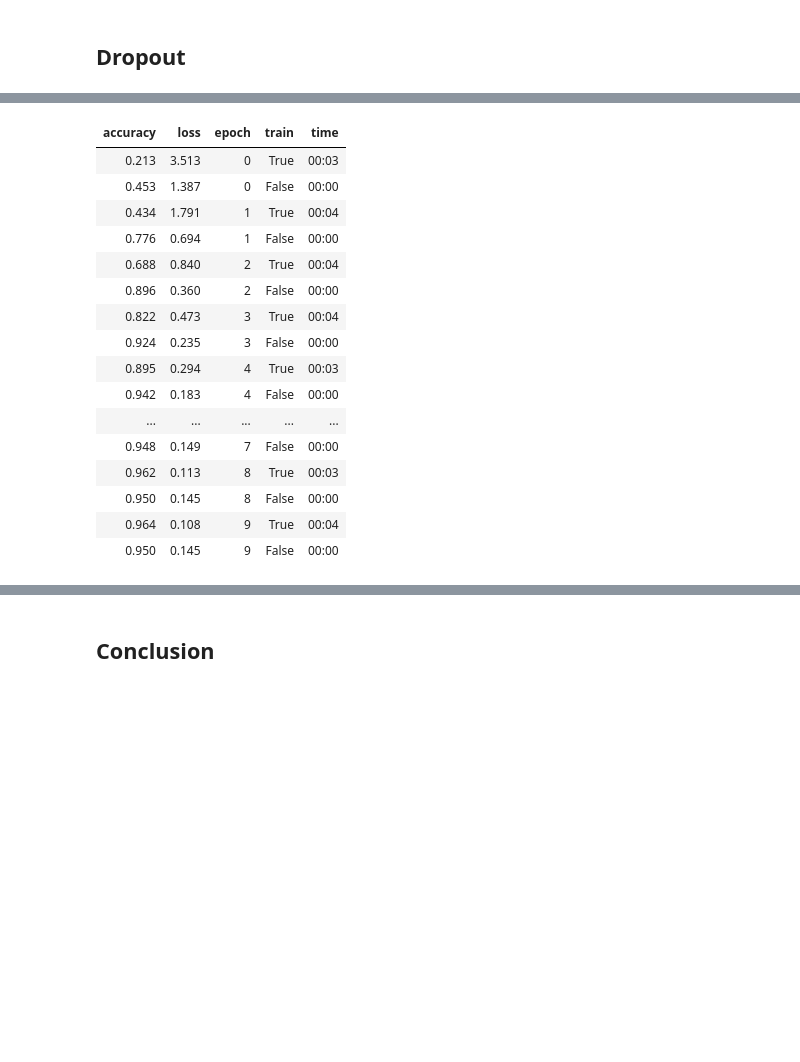
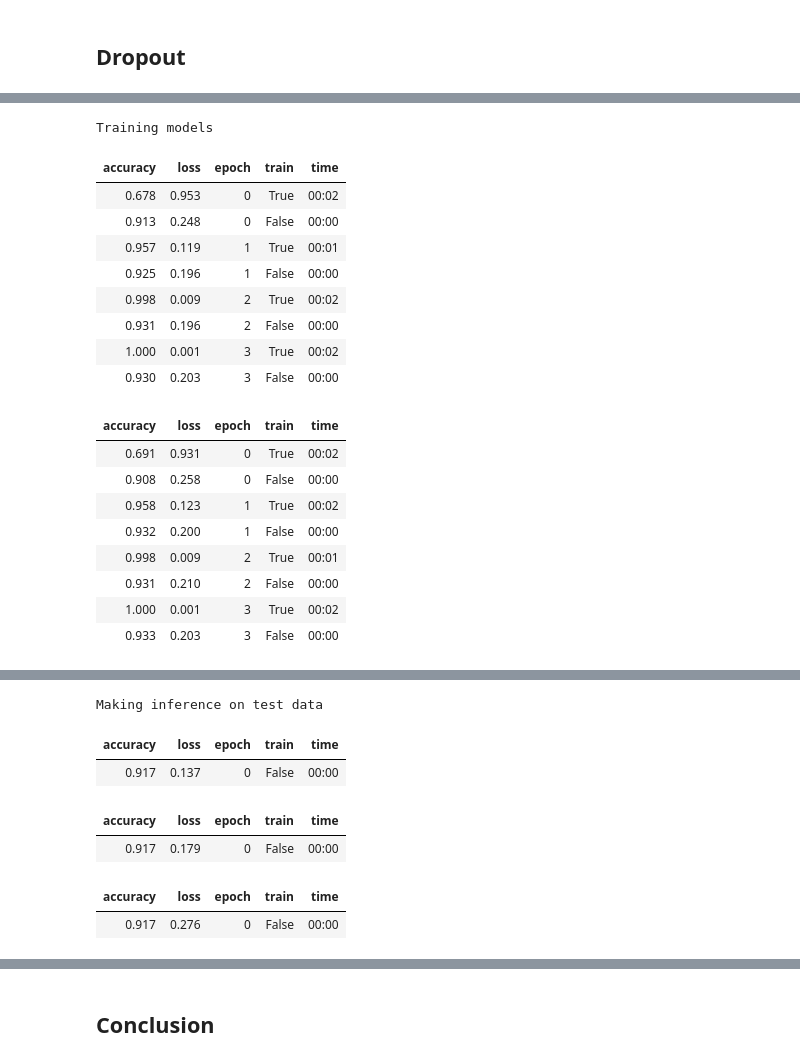
Before and after one commit to galopyz/hprc, a Jupyter notebook: circadian6.ipynb, the cells around one changed output, grey strips where cells are left out. Saved outputs shown, nothing was run; the diff lists cells and outputs as text; code cells hidden in the pictures; blank space fills up the shorter version.

```diff
--- a/circadian6.ipynb
+++ b/circadian6.ipynb
@@ -360,9 +376,9 @@ class CapturePreds(Callback):
     def before_fit(self, learn): self.all_input, self.all_preds, self.all_targs = [], [], []
 
     def after_batch(self, learn):
-        self.all_input.append(learn.batch[0])
-        self.all_preds.append(learn.preds)
-        self.all_preds.append(learn.batch[1])
+        self.all_input.append(to_cpu(learn.batch[0]))
+        self.all_preds.append(to_cpu(learn.preds))
+        self.all_targs.append(to_cpu(learn.batch[1]))
 
     def after_fit(self, learn):
         self.all_input, self.all_preds, self.all_targs = map(torch.cat, [self.all_input, self.all_preds, self.all_targs])
@@ -416,0 +474,3 @@ learn2.fit(5, cbs=cp2)
+# %%
+ap = torch.stack((cp1.all_preds, cp2.all_preds)).mean(0).argmax(1)
+round((ap==cp1.all_targs).float().mean().item(), 3)
@@ -416,0 +479,15 @@ learn2.fit(5, cbs=cp2)
+# %%
+def ensemble_model(nlearn, get_model = get_model, epochs=5, lr=.03, loss_func=F.cross_entropy, cbs=cbs, opt_func=optim.SGD):
+    learners = [TrainLearner(get_model(), dls, lr=lr, loss_func=loss_func, cbs=cbs, opt_func=opt_func) for _ in range(nlearn)]
+    print('Training models')
+    for learn in learners:
+        learn.fit(epochs)
+    cps = [CapturePreds() for _ in range(nlearn)]
+    print('Making inference on test data')
+    for learn, cp in zip(learners, cps):
+        learn.dls = DataLoaders((), tst_dl)
+        learn.fit(1, train=False, cbs=cp)
+    ap = torch.stack([cp.all_preds for cp in cps]).mean(0).argmax(1)
+    return round((ap==cps[0].all_targs).float().mean().item(), 3)
+# %%
+nlearn = 5
@@ -559,35 +1164,26 @@ learn.fit(train=False)
 # %%
-lr, epochs = 6e-4, 10
-# set_seed(42)
-model = nn.Sequential(*[
-    nn.Linear(9481, 100),
-    nn.ReLU(),
-    nn.Dropout(),
-    nn.Linear(100, 100),
-    nn.ReLU(),
-    nn.Dropout(),
-    nn.Linear(100, 6),
-]).apply(init_params)
+lr, epochs = 1e-3, 4
 tmax = epochs * len(dls.train)
 sched = partial(lr_scheduler.OneCycleLR, max_lr=lr, total_steps=tmax)
 xtra = [BatchSchedCB(sched)]
-learn = TrainLearner(model, dls, F.cross_entropy, lr=lr, cbs=cbs+xtra, opt_func=optim.AdamW)
-learn.fit(epochs)
+ensemble_model(nlearn, epochs=epochs, lr=lr, cbs=cbs+xtra, opt_func=optim.AdamW)
 # %% [output]
+Training models
 | accuracy | loss | epoch | train | time |
-| 0.213 | 3.513 | 0 | True | 00:03 |
-| 0.453 | 1.387 | 0 | False | 00:00 |
-| 0.434 | 1.791 | 1 | True | 00:04 |
-| 0.776 | 0.694 | 1 | False | 00:00 |
-| 0.688 | 0.840 | 2 | True | 00:04 |
-| 0.896 | 0.360 | 2 | False | 00:00 |
-| 0.822 | 0.473 | 3 | True | 00:04 |
-| 0.924 | 0.235 | 3 | False | 00:00 |
-| 0.895 | 0.294 | 4 | True | 00:03 |
-| 0.942 | 0.183 | 4 | False | 00:00 |
-| ... | ... | ... | ... | ... |
-| 0.948 | 0.149 | 7 | False | 00:00 |
-| 0.962 | 0.113 | 8 | True | 00:03 |
-| 0.950 | 0.145 | 8 | False | 00:00 |
-| 0.964 | 0.108 | 9 | True | 00:04 |
-| 0.950 | 0.145 | 9 | False | 00:00 |
+| 0.678 | 0.953 | 0 | True | 00:02 |
+| 0.913 | 0.248 | 0 | False | 00:00 |
+| 0.957 | 0.119 | 1 | True | 00:01 |
+| 0.925 | 0.196 | 1 | False | 00:00 |
+| 0.998 | 0.009 | 2 | True | 00:02 |
+| 0.931 | 0.196 | 2 | False | 00:00 |
+| 1.000 | 0.001 | 3 | True | 00:02 |
+| 0.930 | 0.203 | 3 | False | 00:00 |
+| accuracy | loss | epoch | train | time |
+| 0.691 | 0.931 | 0 | True | 00:02 |
+| 0.908 | 0.258 | 0 | False | 00:00 |
+| 0.958 | 0.123 | 1 | True | 00:02 |
+| 0.932 | 0.200 | 1 | False | 00:00 |
+| 0.998 | 0.009 | 2 | True | 00:01 |
+| 0.931 | 0.210 | 2 | False | 00:00 |
+| 1.000 | 0.001 | 3 | True | 00:02 |
+| 0.933 | 0.203 | 3 | False | 00:00 |
@@ -593,0 +1217,7 @@ learn.fit(epochs)
+Making inference on test data
+| accuracy | loss | epoch | train | time |
+| 0.917 | 0.137 | 0 | False | 00:00 |
+| accuracy | loss | epoch | train | time |
+| 0.917 | 0.179 | 0 | False | 00:00 |
+| accuracy | loss | epoch | train | time |
+| 0.917 | 0.276 | 0 | False | 00:00 |
```
Also changed, not shown: parts of 48 cells of this notebook, 1 other file.
